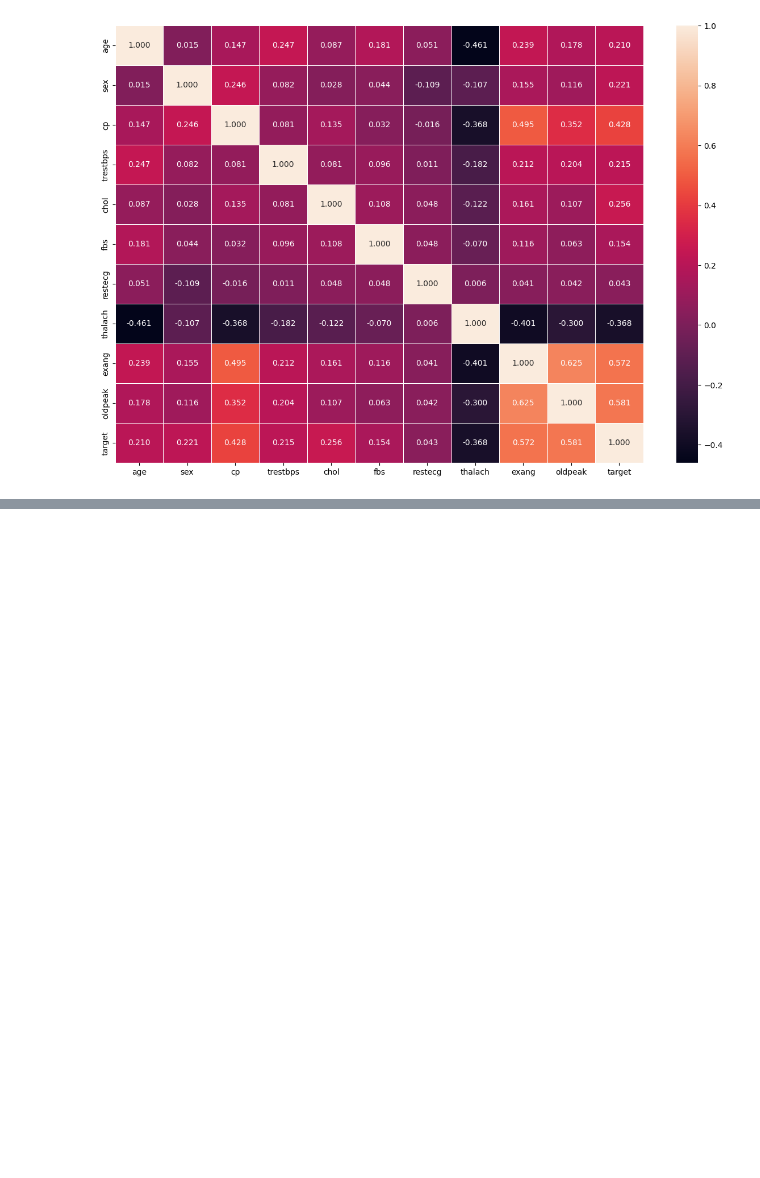
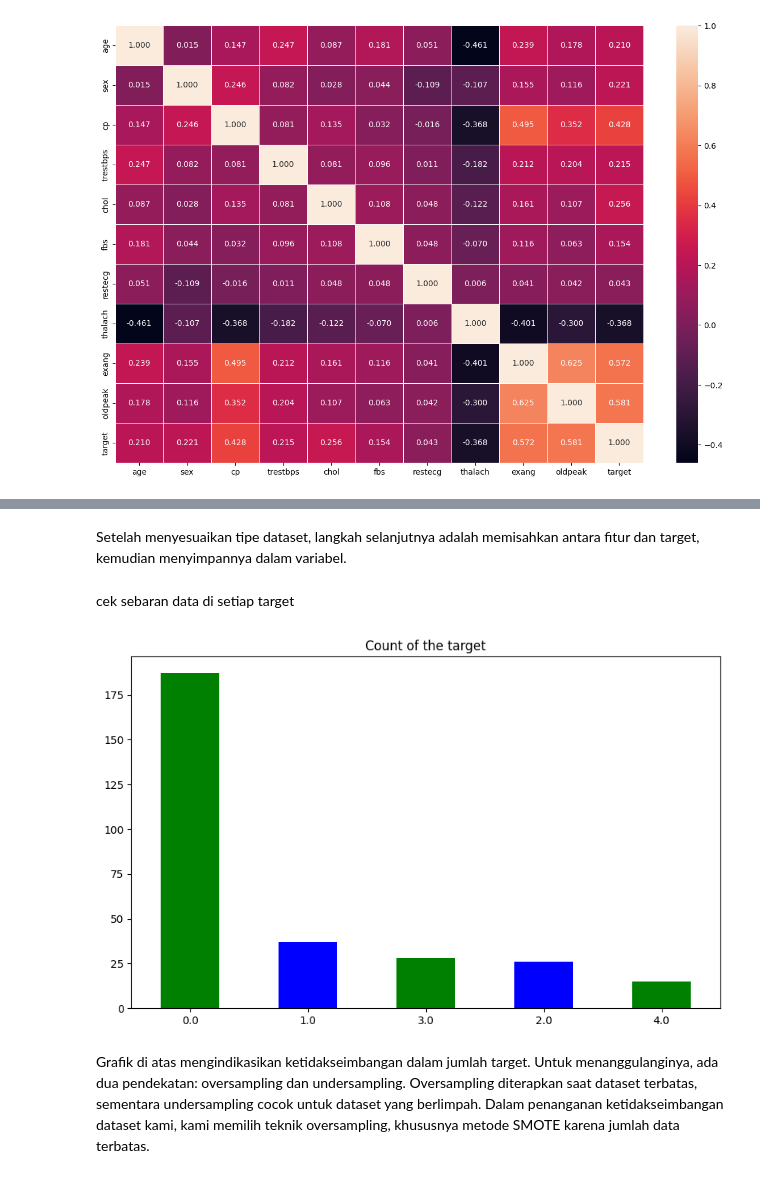
Before and after one commit to Primadya/bimbingan_karir, a Jupyter notebook: BK_Hungarian_Nauval_Dwi_Primadya.ipynb, the cells around one changed output, grey strips where cells are left out. Drawn from its saved outputs; the diff is of its cells as text; code cells hidden in the pictures; blank space fills up the shorter version.

```diff
--- a/BK_Hungarian_Nauval_Dwi_Primadya.ipynb
+++ b/BK_Hungarian_Nauval_Dwi_Primadya.ipynb
@@ -456,0 +491,2 @@ sns.heatmap(cor_mat,annot=True,linewidths=0.5,fmt=".3f")
+# %% [markdown]
+Setelah menyesuaikan tipe dataset, langkah selanjutnya adalah memisahkan antara fitur dan target, kemudian menyimpannya dalam variabel.
@@ -456,0 +496,11 @@ sns.heatmap(cor_mat,annot=True,linewidths=0.5,fmt=".3f")
+# %% [markdown]
+cek sebaran data di setiap target
+# %%
+# Membuat Plot Bar pada kolom Target
+dfClean['target'].value_counts().plot(kind='bar', figsize=(10,6), color=['green','blue'])
+plt.title("Count of the target") # menambahkan judul
+plt.xticks(rotation=0); # mengatur rotasi label sumbu x menjadi 0 derajat
+# %% [output]
+[figure, added]
+# %% [markdown]
+Grafik di atas mengindikasikan ketidakseimbangan dalam jumlah target. Untuk menanggulanginya, ada dua pendekatan: oversampling dan undersampling. Oversampling diterapkan saat dataset terbatas, sementara undersampling cocok untuk dataset yang berlimpah. Dalam penanganan ketidakseimbangan dataset kami, kami memilih teknik oversampling, khususnya metode SMOTE karena jumlah data terbatas.
```
Also changed, not shown: parts of 112 cells of this notebook.
